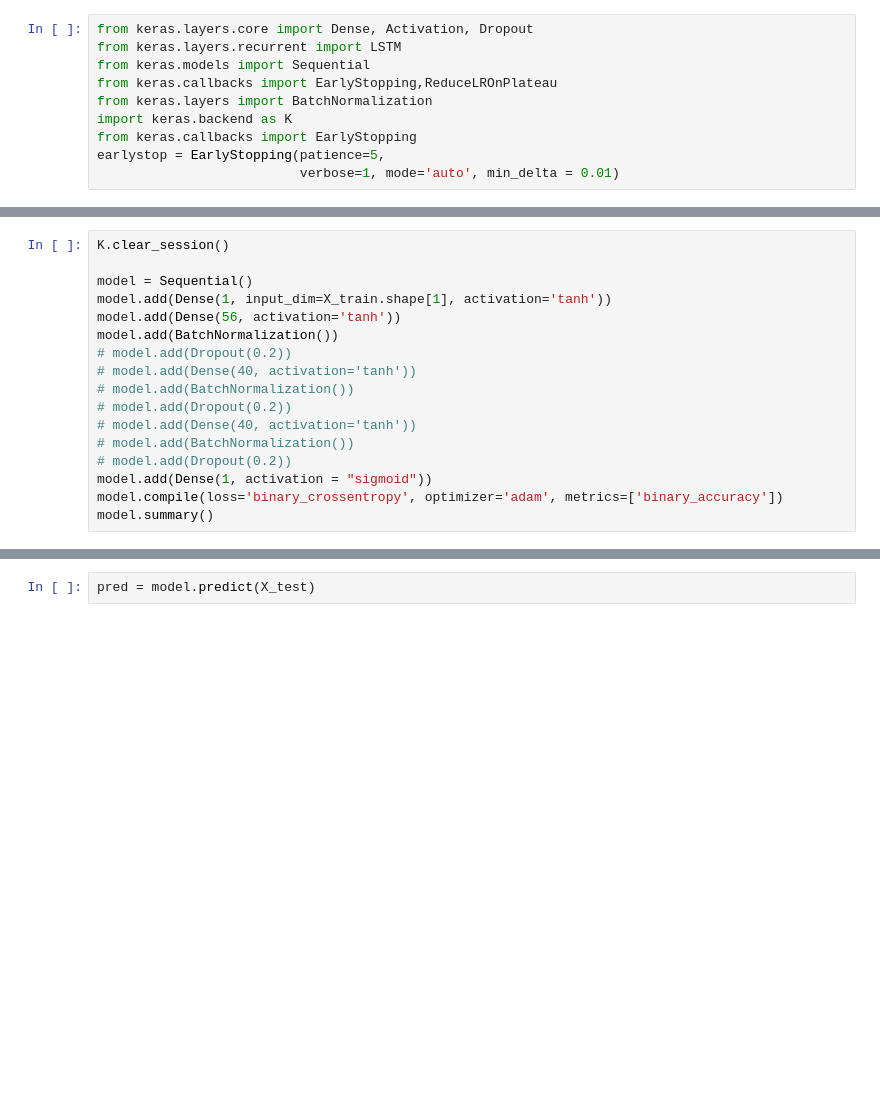
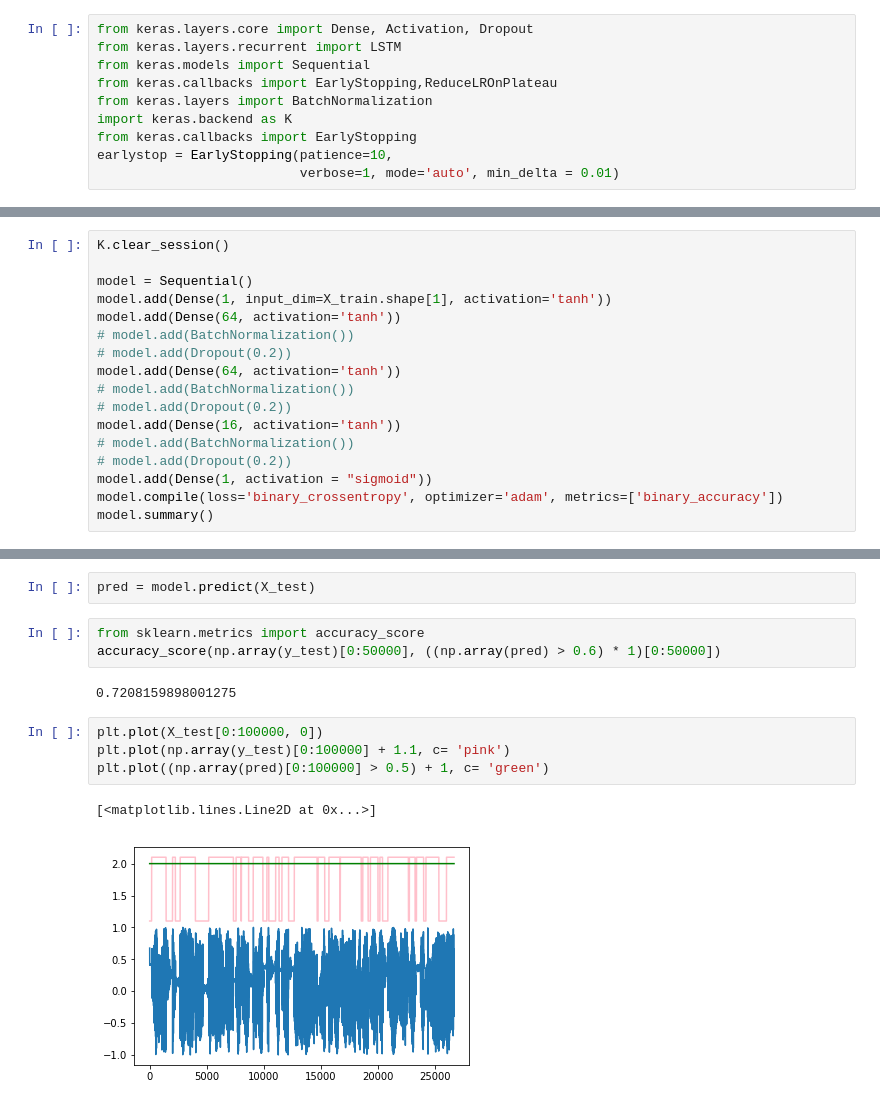
Before and after one commit to callinSwitzer/ImageVideoClassification, a Jupyter notebook: RNN_SoundClassification.ipynb, the cells around one changed output, grey strips where cells are left out. Drawn from its saved outputs; the diff is of its cells as text; blank space fills up the shorter version.

```diff
--- a/RNN_SoundClassification.ipynb
+++ b/RNN_SoundClassification.ipynb
@@ -207,7 +303,7 @@ from keras.callbacks import EarlyStopping,ReduceLROnPlateau
 from keras.layers import BatchNormalization
 import keras.backend as K
 from keras.callbacks import EarlyStopping
-earlystop = EarlyStopping(patience=5,
+earlystop = EarlyStopping(patience=10,
                           verbose=1, mode='auto', min_delta = 0.01)
 # %% [markdown]
 # fully connected network with on windows
@@ -216,13 +312,13 @@ K.clear_session()
 
 model = Sequential()
 model.add(Dense(1, input_dim=X_train.shape[1], activation='tanh'))
-model.add(Dense(56, activation='tanh'))
-model.add(BatchNormalization())
-# model.add(Dropout(0.2))
-# model.add(Dense(40, activation='tanh'))
+model.add(Dense(64, activation='tanh'))
 # model.add(BatchNormalization())
 # model.add(Dropout(0.2))
-# model.add(Dense(40, activation='tanh'))
+model.add(Dense(64, activation='tanh'))
+# model.add(BatchNormalization())
+# model.add(Dropout(0.2))
+model.add(Dense(16, activation='tanh'))
 # model.add(BatchNormalization())
 # model.add(Dropout(0.2))
 model.add(Dense(1, activation = "sigmoid"))
@@ -252,2 +387,14 @@ plt.show()
 # %%
 pred = model.predict(X_test)
+# %%
+from sklearn.metrics import accuracy_score
+accuracy_score(np.array(y_test)[0:50000], ((np.array(pred) > 0.6) * 1)[0:50000])
+# %% [output]
+0.7208159898001275
+# %%
+plt.plot(X_test[0:100000, 0])
+plt.plot(np.array(y_test)[0:100000] + 1.1, c= 'pink')
+plt.plot((np.array(pred)[0:100000] > 0.5) + 1, c= 'green')
+# %% [output]
+[<matplotlib.lines.Line2D at 0x...>]
+[figure, added]
```
Also changed, not shown: parts of 42 cells of this notebook, 1 other file.
